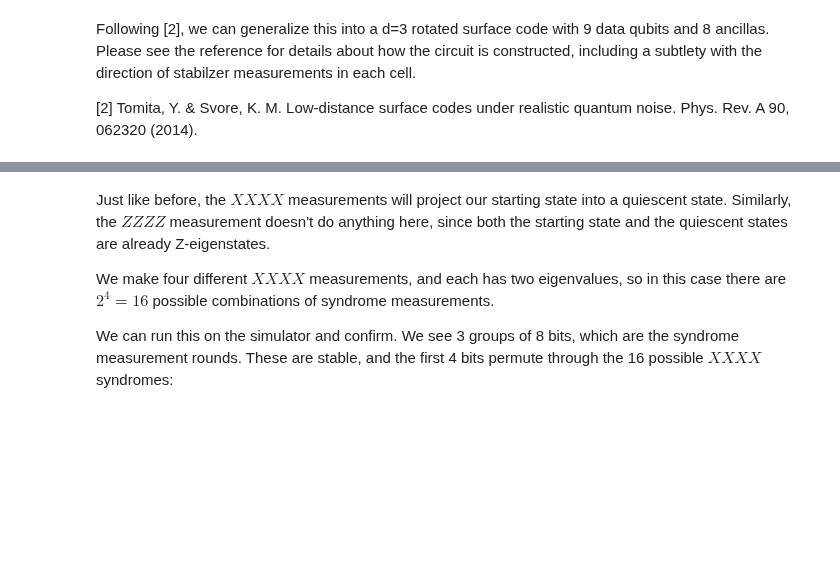
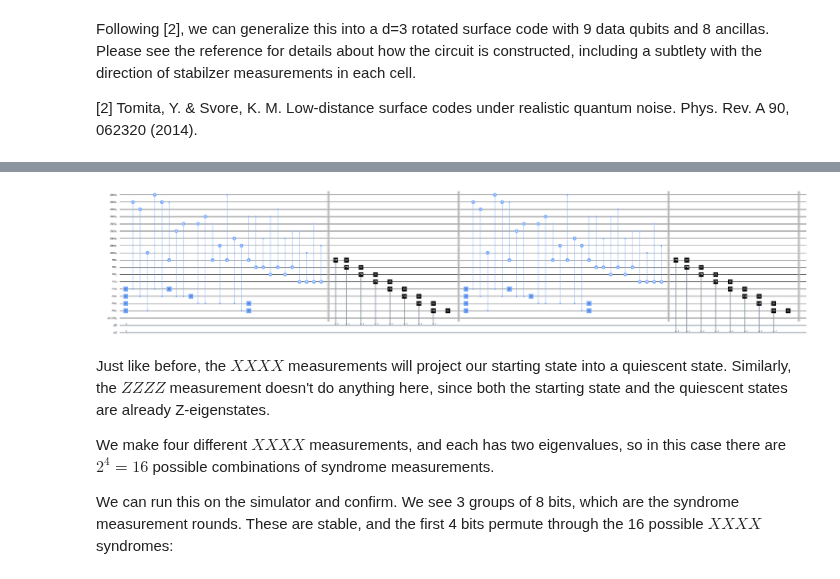
Before and after one commit to yaleqc/qtcodes, a Jupyter notebook: tutorials/1_surface_code_encoding.ipynb, the cells around one changed output, grey strips where cells are left out. Saved outputs shown, nothing was run; the diff lists cells and outputs as text; code cells hidden in the pictures; blank space fills up the shorter version.

```diff
--- a/tutorials/1_surface_code_encoding.ipynb
+++ b/tutorials/1_surface_code_encoding.ipynb
@@ -162,3 +98,10 @@ circ.draw(output='mpl', fold=50)
+# %%
+qubit = SurfaceCodeLogicalQubit(3)
+qubit.stabilize()
+qubit.stabilize()
+qubit.draw(output='mpl', fold=100)
+# %% [output]
+[figure, added]
 # %% [markdown]
 Just like before, the $XXXX$ measurements will project our starting state into a quiescent state. Similarly, the $ZZZZ$ measurement doesn't do anything here, since both the starting state and the quiescent states are already Z-eigenstates.
 
```
Also changed, not shown: parts of 31 cells of this notebook.
